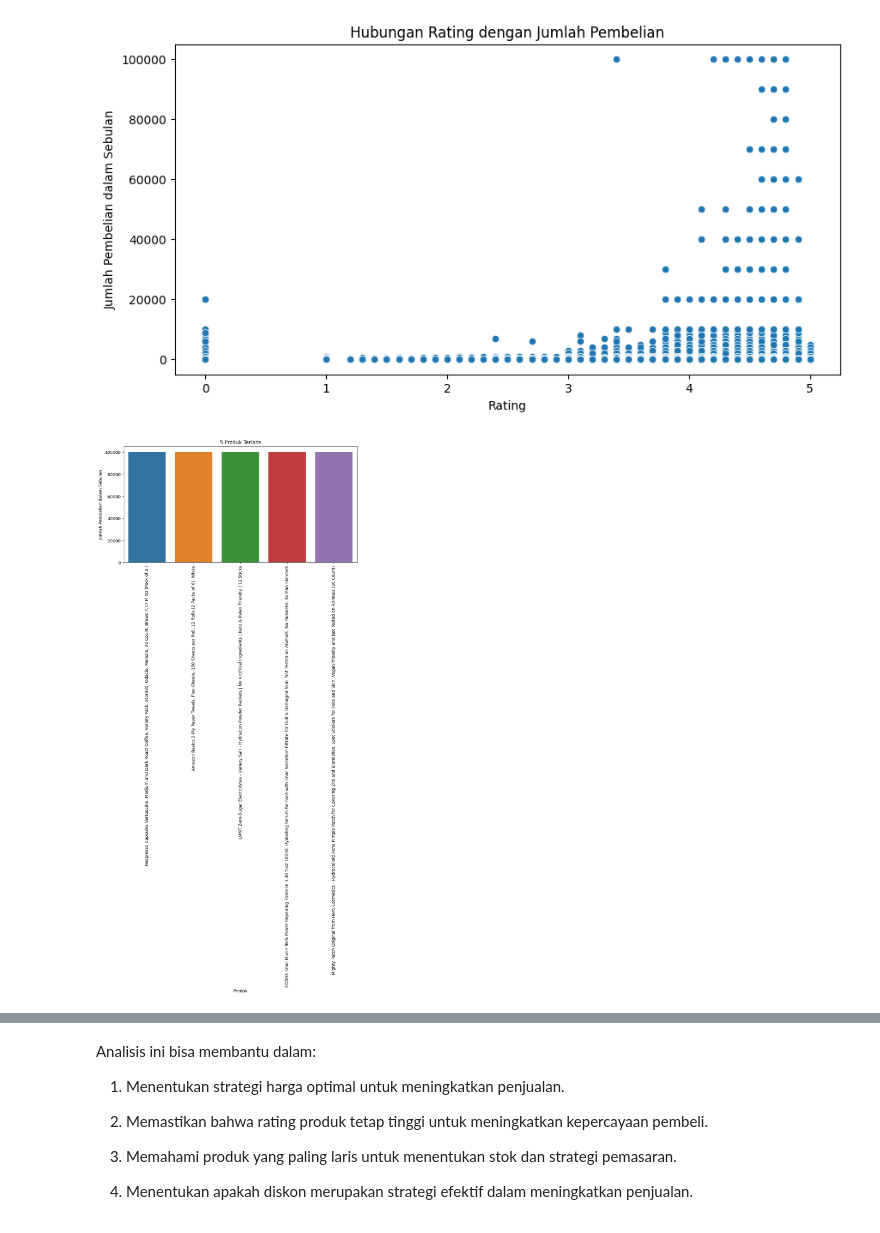
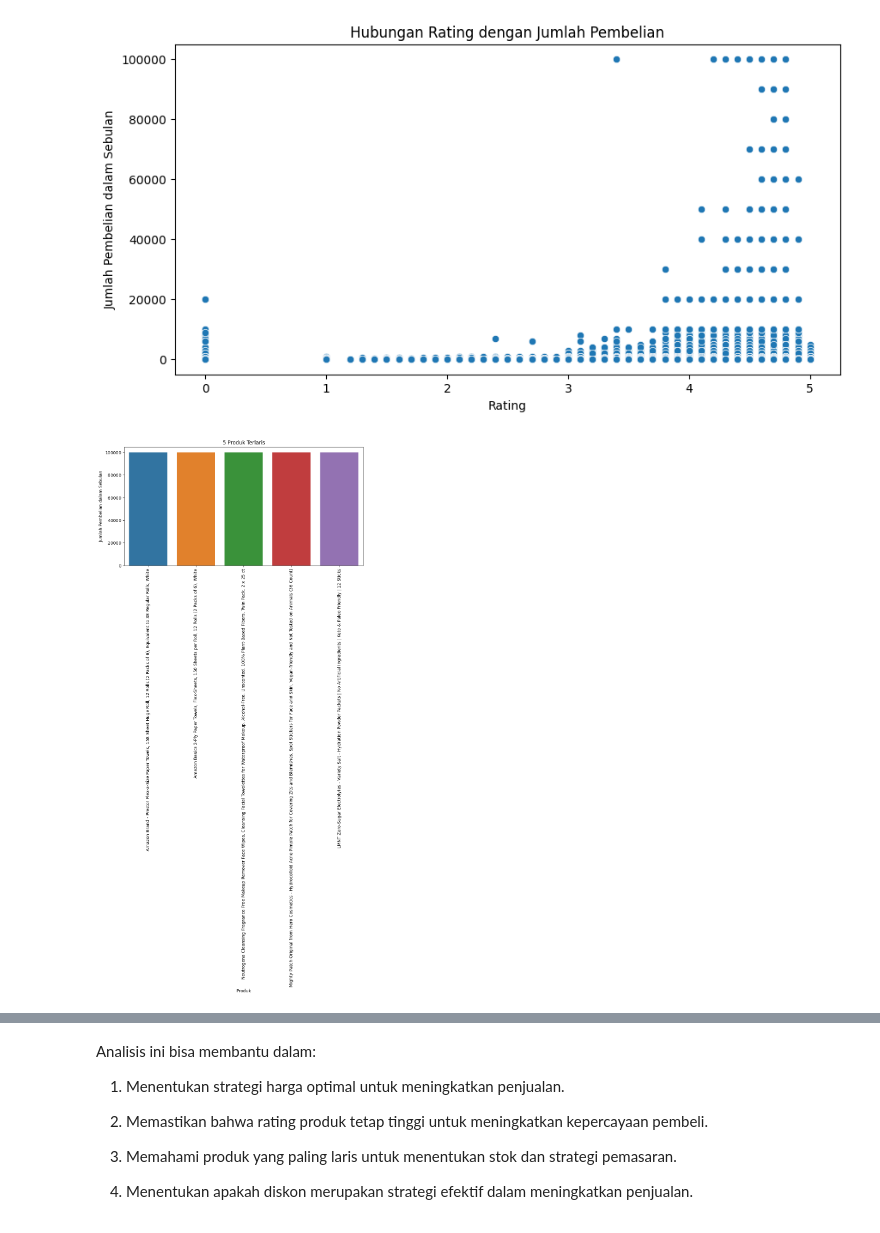
Before and after one commit to SubaerVernandes/Portofolio-Ide-Produk, a Jupyter notebook: Portofolio_Product_Ide.ipynb, the cells around one changed output, grey strips where cells are left out. Drawn from its saved outputs; the diff is of its cells as text; code cells hidden in the pictures.

```diff
--- a/Portofolio_Product_Ide.ipynb
+++ b/Portofolio_Product_Ide.ipynb
@@ -61,3 +61,6 @@ category_id          0
 isBestSeller         0
 boughtInLastMonth    0
 dtype: int64
+# %%
+df2 = df.dropna()
+df2.isna().sum()
@@ -122,15 +138,15 @@ plt.show()
 [figure]
 # %%
 # 3. Identifikasi produk terlaris
-top_selling = df.sort_values(by='boughtInLastMonth', ascending=False).head(5)
+top_selling = df2.sort_values(by='boughtInLastMonth', ascending=False).head(5)
 plt.figure(figsize=(10, 5))
 sns.barplot(x=top_selling['title'], y=top_selling['boughtInLastMonth'])
 plt.xticks(rotation=90)
 plt.xlabel('Produk')
 plt.ylabel('Jumlah Pembelian dalam Sebulan')
 plt.title('5 Produk Terlaris')
 plt.show()
 # %% [output]
-[figure, old version]
+[figure, new version]
 # %%
 # 4. Perbandingan Produk dengan Diskon dan tanpa Diskon
```
Also changed, not shown: parts of 10 cells of this notebook.
